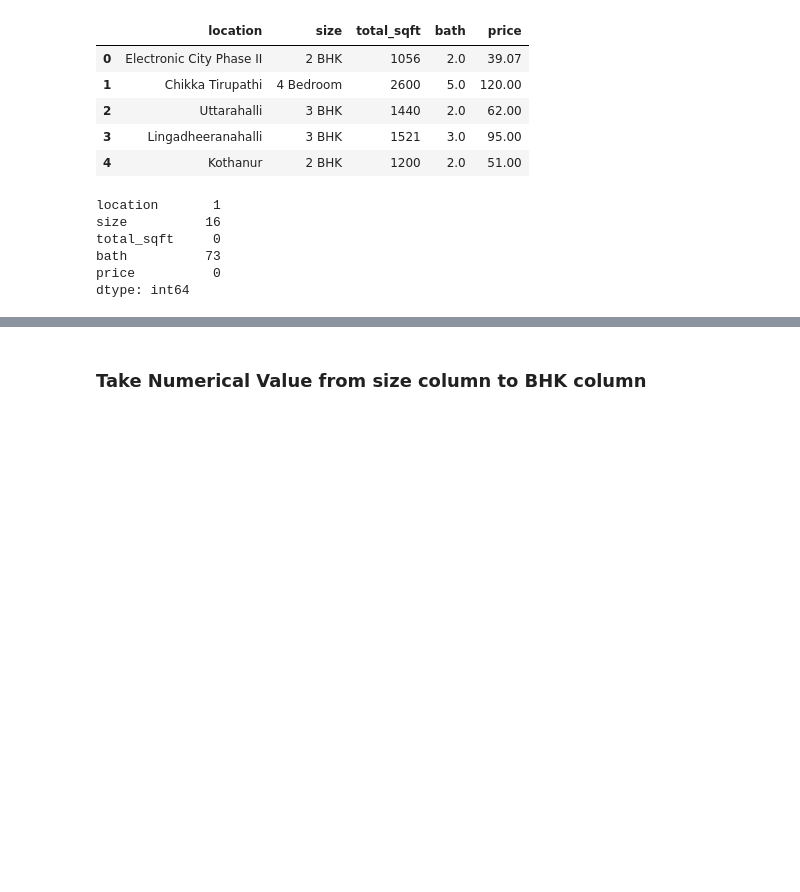
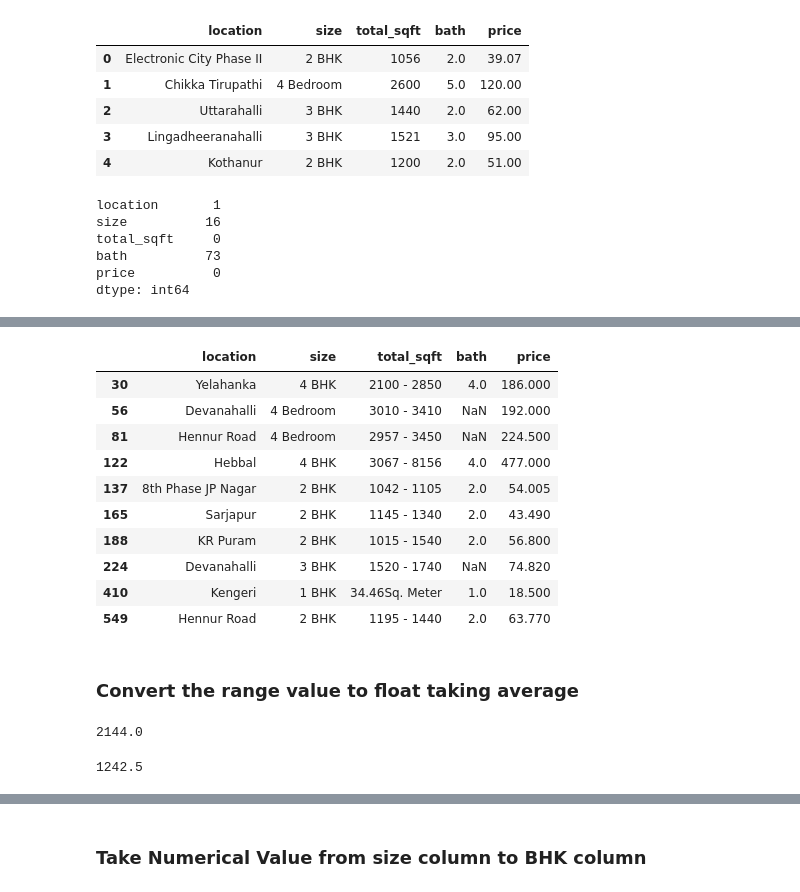
Before and after one commit to sumitjoshi10/PredictPrice, a Jupyter notebook: notebook/Price_Prediction.ipynb, the cells around one changed output, grey strips where cells are left out. Saved outputs shown, nothing was run; the diff lists cells and outputs as text; code cells hidden in the pictures; blank space fills up the shorter version.

```diff
--- a/Price_Prediction.ipynb
+++ b/notebook/Price_Prediction.ipynb
@@ -82,0 +100,16 @@ dtype: int64
+# %%
+df2[~df2["total_sqft"].apply(is_float)].head(10)
+# %% [output]
+|  | location | size | total_sqft | bath | price |
+| 30 | Yelahanka | 4 BHK | 2100 - 2850 | 4.0 | 186.000 |
+| 56 | Devanahalli | 4 Bedroom | 3010 - 3410 | NaN | 192.000 |
+| 81 | Hennur Road | 4 Bedroom | 2957 - 3450 | NaN | 224.500 |
+| 122 | Hebbal | 4 BHK | 3067 - 8156 | 4.0 | 477.000 |
+| 137 | 8th Phase JP Nagar | 2 BHK | 1042 - 1105 | 2.0 | 54.005 |
+| 165 | Sarjapur | 2 BHK | 1145 - 1340 | 2.0 | 43.490 |
+| 188 | KR Puram | 2 BHK | 1015 - 1540 | 2.0 | 56.800 |
+| 224 | Devanahalli | 3 BHK | 1520 - 1740 | NaN | 74.820 |
+| 410 | Kengeri | 1 BHK | 34.46Sq. Meter | 1.0 | 18.500 |
+| 549 | Hennur Road | 2 BHK | 1195 - 1440 | 2.0 | 63.770 |
+# %% [markdown]
+### Convert the range value to float taking average
@@ -82,0 +135,8 @@ dtype: int64
+# %%
+convert_sqft_to_num('2144')
+# %% [output]
+2144.0
+# %%
+convert_sqft_to_num('1145 - 1340')
+# %% [output]
+1242.5
```
Also changed, not shown: parts of 33 cells of this notebook, 11 other files.
